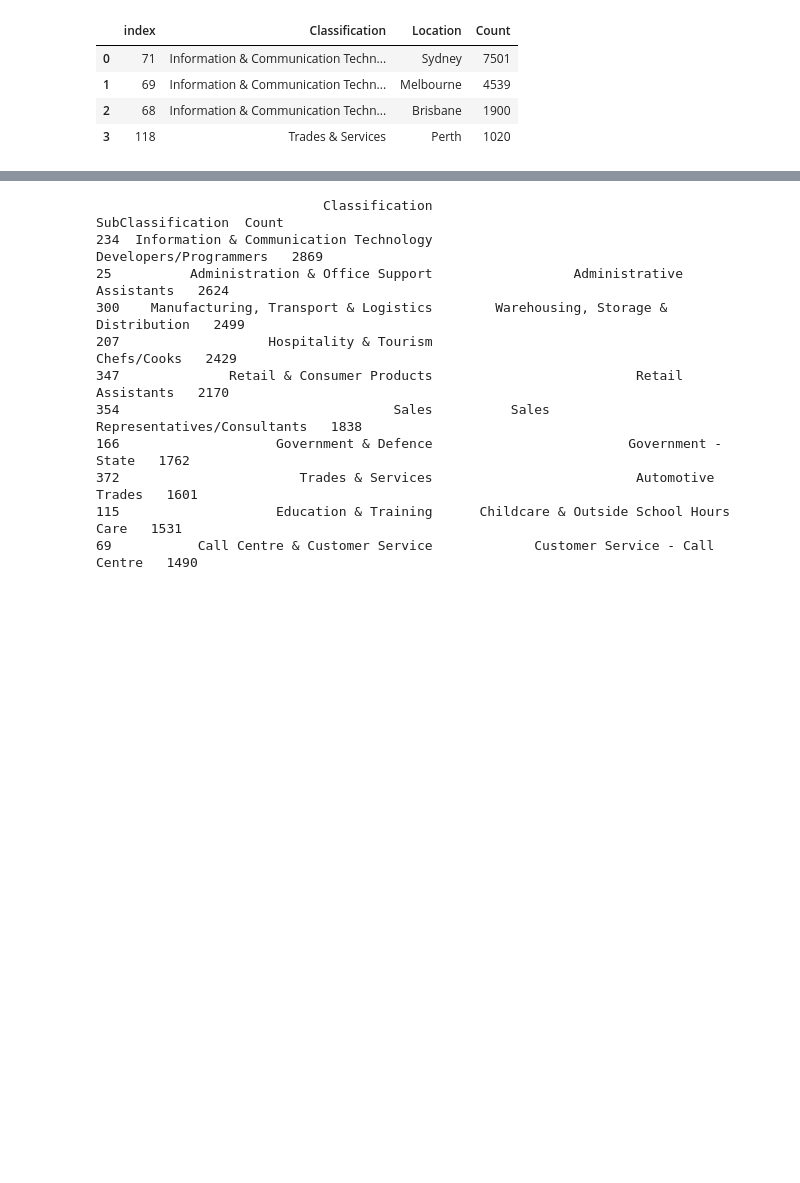
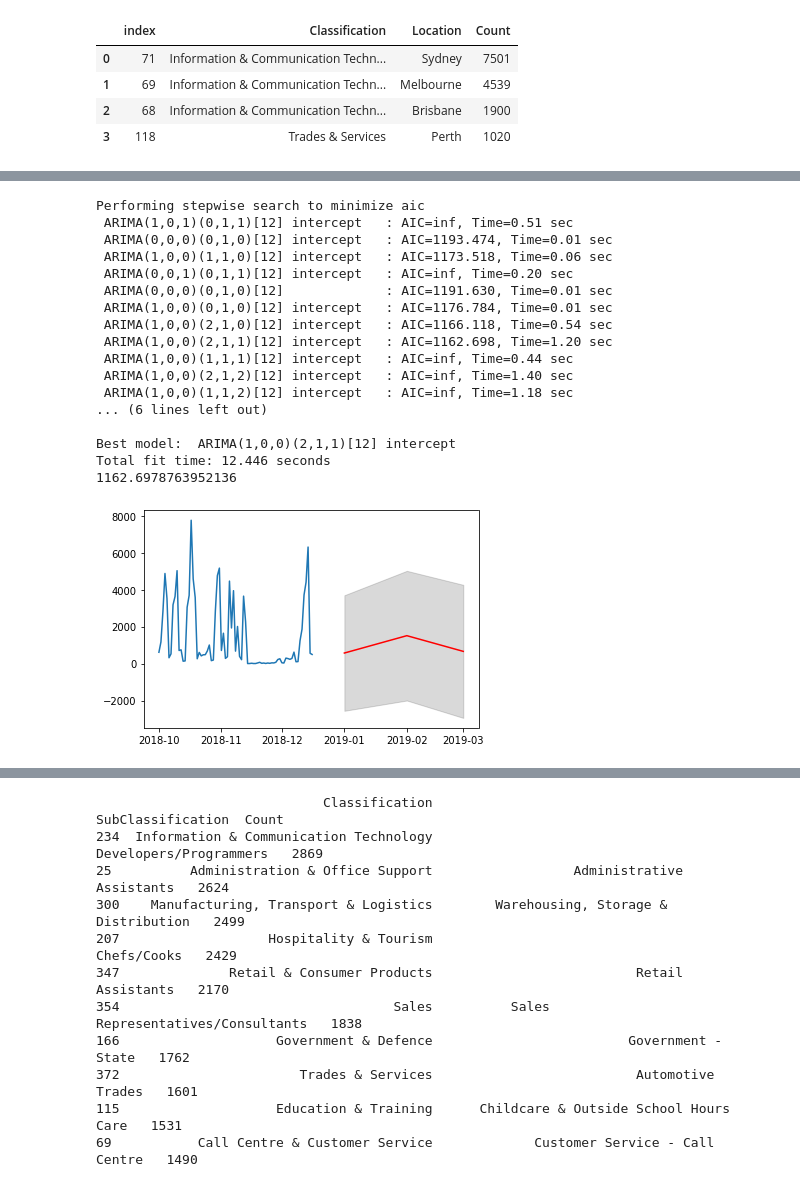
Before and after one commit to WTW257/s5132262_3803ICT, a Jupyter notebook: Assignment.ipynb, the cells around one changed output, grey strips where cells are left out. Saved outputs shown, nothing was run; the diff lists cells and outputs as text; code cells hidden in the pictures; blank space fills up the shorter version.

```diff
--- a/Assignment.ipynb
+++ b/Assignment.ipynb
@@ -307,3 +363,55 @@ Name: Count, dtype: int64
+# %%
+import statsmodels.api as sm
+import itertools
+from pylab import rcParams
+import pmdarima as pm
+
+# Based on what has been gathered from currently existing data try to estimate the next months job postings
+data6d = data6c.groupby(['Date']).size().reset_index().rename(columns={0:'Count'}).sort_values(by=['Date'], ascending=True)
+# Set date column at the index and set index for each row
+data6d = data6d.set_index('Date')
+data6d.index
+
+# Calculate seasonal fit to best match the data using arima for time series model forecasting
+data6dmodel = pm.auto_arima(data6d, start_p=1, start_q= 1, max_p=3, max_q=3, m=12, start_P=0, seasonal=True, d=None, D=1, trace=True, error_action='ignore', suppress_warnings=True, stepwise=True)
+# Print best ARIMA inputs: p(number of lag observations), d(Degree of differencing), and q(Size of the moving window) inputs
+# These are for the model which best fit the data set and can be used for the time series forecasting
+print(data6dmodel.aic())
+
+# Predict data for the next month forecasts
+months = 3
+# Find fit and conf from the model prediction using results of arima
+fit, conf = data6dmodel.predict(n_periods=months, return_conf_int=True)
+# Calculate forecase index from the range of dates in the data by months
+forecast_index = pd.date_range(data6d.index[-1], periods = months, freq='MS')
+# Calculate the diferent time series from the predictions
+fit_series = pd.Series(fit, index=forecast_index)
+low_series = pd.Series(conf[:,0], index=forecast_index)
+high_series = pd.Series(conf[:, 1], index=forecast_index)
+# Plot all the data with the prediction and the "range" of possible outcomes (shown in grey)
+plt.plot(data6d)
+plt.plot(fit_series, color='red')
+plt.fill_between(low_series.index, low_series, high_series, color='k', alpha=.15)
+plt.show()
+# %% [output]
+Performing stepwise search to minimize aic
+ ARIMA(1,0,1)(0,1,1)[12] intercept   : AIC=inf, Time=0.51 sec
+ ARIMA(0,0,0)(0,1,0)[12] intercept   : AIC=1193.474, Time=0.01 sec
+ ARIMA(1,0,0)(1,1,0)[12] intercept   : AIC=1173.518, Time=0.06 sec
+ ARIMA(0,0,1)(0,1,1)[12] intercept   : AIC=inf, Time=0.20 sec
+ ARIMA(0,0,0)(0,1,0)[12]             : AIC=1191.630, Time=0.01 sec
+ ARIMA(1,0,0)(0,1,0)[12] intercept   : AIC=1176.784, Time=0.01 sec
+ ARIMA(1,0,0)(2,1,0)[12] intercept   : AIC=1166.118, Time=0.54 sec
+ ARIMA(1,0,0)(2,1,1)[12] intercept   : AIC=1162.698, Time=1.20 sec
+ ARIMA(1,0,0)(1,1,1)[12] intercept   : AIC=inf, Time=0.44 sec
+ ARIMA(1,0,0)(2,1,2)[12] intercept   : AIC=inf, Time=1.40 sec
+ ARIMA(1,0,0)(1,1,2)[12] intercept   : AIC=inf, Time=1.18 sec
+... (6 lines left out)
+
+Best model:  ARIMA(1,0,0)(2,1,1)[12] intercept
+Total fit time: 12.446 seconds
+1162.6978763952136
+[figure, added]
 # %%
 # Question 3: Studying the market by Sectors
 # Check which sectors have the highest market share
```
Also changed, not shown: parts of 16 cells of this notebook.
